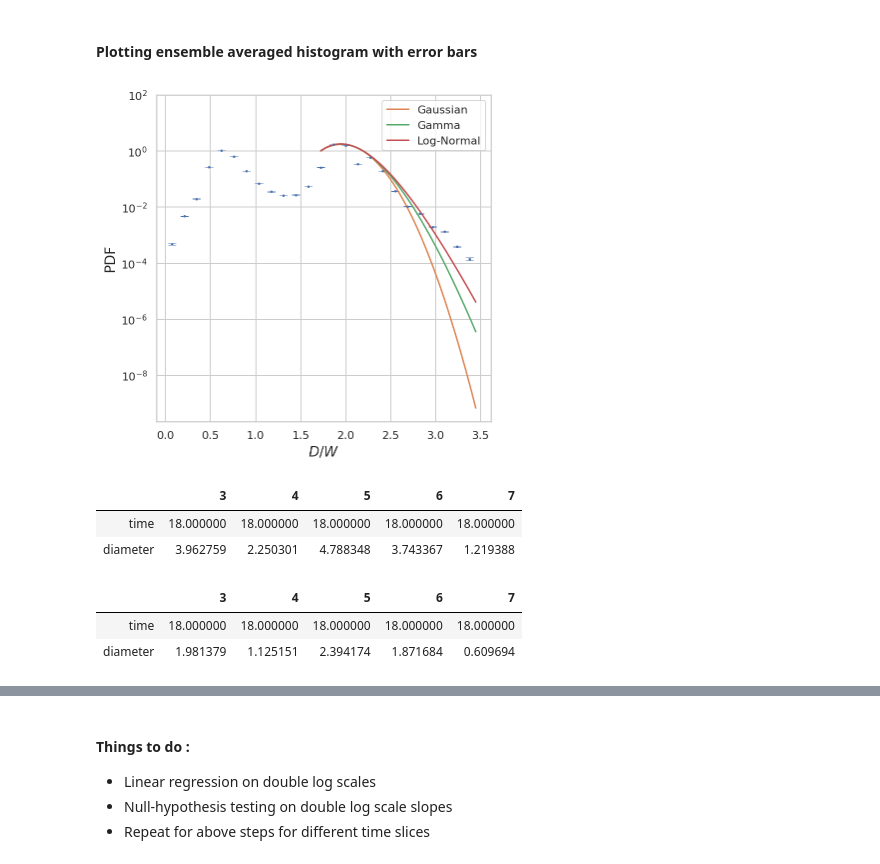
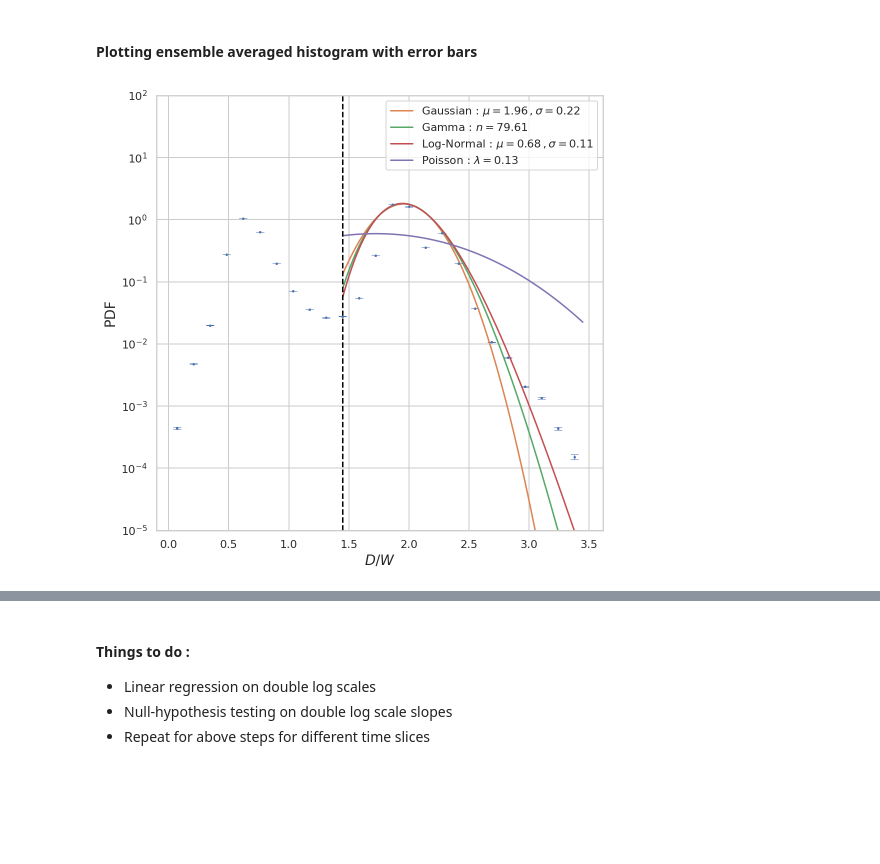
Before and after one commit to palsagar/ligaments_analysis, a Jupyter notebook: error_d1.ipynb, the cells around one changed output, grey strips where cells are left out. Drawn from its saved outputs; the diff is of its cells as text; code cells hidden in the pictures; blank space fills up the shorter version.

Commit message:
plots made interactive with corresponding fits

```diff
--- a/error_d1.ipynb
+++ b/error_d1.ipynb
@@ -58,43 +58,37 @@ print(d1, len(d1[:,1]))
 # %%
 heights = ensemble_heights(data=d1[:,1]/2.0, size_per_sample=100000, n_samples=100, n_bins=25)
 
-error_d1 = ensemble_error_heights(n_bootstrap=50, data=d1[:,1]/2.0, size_per_sample= 100000, n_samples=100, n_bins= 25)
+error_d1 = ensemble_error_heights(n_bootstrap=50, data=d1[:,1]/2.0, size_per_sample= 50000, n_samples=100, n_bins= 25)
 # %% [markdown]
 #### Plotting ensemble averaged histogram with error bars
 # %%
-fit_x, fit_y, xspace = plot_histogram_error(data=d1[:,1]/2.0, size_per_sample=100000, n_bins=25, heights=heights, errors=error_d1)
+fig = plt.figure(figsize=(8,8))
 
+fit_x, fit_y, xspace = plot_histogram_error(data=d1[:,1]/2.0, n_bins=25, heights=heights, errors=error_d1)
 
-limit = 14
+# How many points from the tail end, starting from the tail end point, do you want to fit on. max points = 25
+limit = 15
+
+x_lim_test = np.where( xspace >= fit_x[-limit] )
+
+x_lim = x_lim_test[0][1]
 
 popt_gauss , pcov_gauss = fit(fit_x[-limit:],fit_y[-limit:], gauss)
-plt.plot(xspace[5000:], gauss(xspace[5000:], *popt_gauss), label="Gaussian");
+plt.plot(xspace[x_lim:], gauss(xspace[x_lim:], *popt_gauss), label="Gaussian : $\mu = %.2f \, ,  \sigma = %.2f$" %(popt_gauss[0], popt_gauss[1]) );
 
 popt_gamma, pcov_gamma = fit(fit_x[-limit:], fit_y[-limit:], gamma_n)
-plt.plot(xspace[5000:], gamma_n(xspace[5000:], *popt_gamma), label="Gamma");
+plt.plot(xspace[x_lim:], gamma_n(xspace[x_lim:], *popt_gamma), label="Gamma : $n = %.2f$" %(popt_gamma[0]));
 
 popt_lognorm, pcov_lognorm = fit(fit_x[-limit:], fit_y[-limit:], lognorm)
-plt.plot(xspace[5000:], lognorm(xspace[5000:], *popt_lognorm), label="Log-Normal");
+plt.plot(xspace[x_lim:], lognorm(xspace[x_lim:], *popt_lognorm), label="Log-Normal : $\mu = %.2f \, , \sigma = %.2f$" %(popt_lognorm[0], popt_lognorm[1]));
 
-#popt_poisson, pcov_poisson = fit(fit_x[-limit:], fit_y[-limit:], poisson)
-#plt.plot(xspace[5000:], poisson(xspace[5000:], *popt_poisson), label="Poisson");
+popt_poisson, pcov_poisson = fit(fit_x[-limit:], fit_y[-limit:], poisson)
+plt.plot(xspace[x_lim:], poisson(xspace[x_lim:], *popt_poisson), label="Poisson : $\lambda = %.2f$" %popt_poisson[0]);
 
-plt.ylim(top= 1e2);
+plt.axvline(x = fit_x[-limit], color = 'black', linestyle='--')
+
+plt.ylim(top= 1e2, bottom = 1e-5);
 plt.yscale('log', basey = 10);
 plt.legend();
 # %% [output]
-[figure, old version]
+[figure, new version]
-# %%
-data_2 = data.loc[data.time == 18]
-data_2.head().transpose()
-# %% [output]
-|  | 3 | 4 | 5 | 6 | 7 |
-| time | 18.000000 | 18.000000 | 18.000000 | 18.000000 | 18.000000 |
-| diameter | 3.962759 | 2.250301 | 4.788348 | 3.743367 | 1.219388 |
-# %%
-data_2["diameter"] = data_2["diameter"] / 2.0
-data_2.head().transpose()
-# %% [output]
-|  | 3 | 4 | 5 | 6 | 7 |
-| time | 18.000000 | 18.000000 | 18.000000 | 18.000000 | 18.000000 |
-| diameter | 1.981379 | 1.125151 | 2.394174 | 1.871684 | 0.609694 |
```
Also changed, not shown: parts of 1 cell of this notebook, 1 other file.
